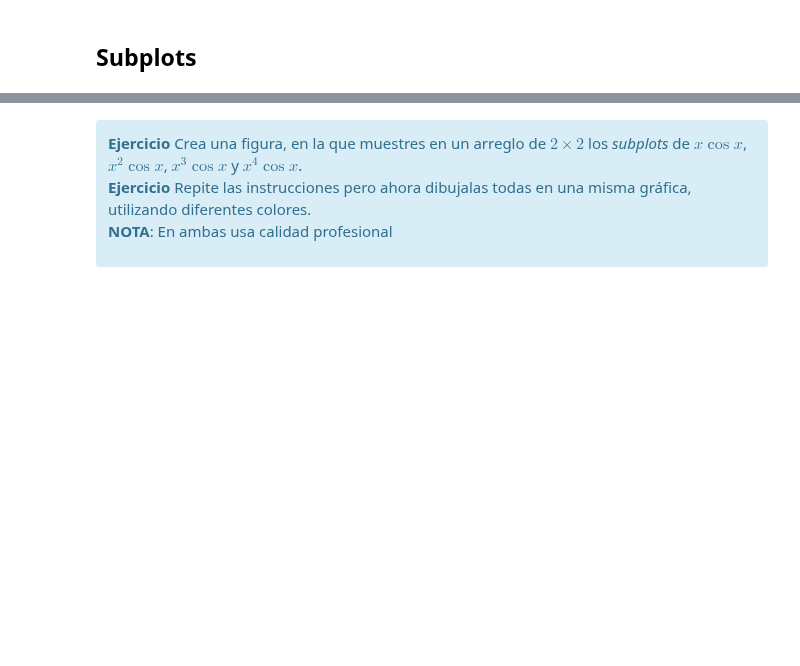
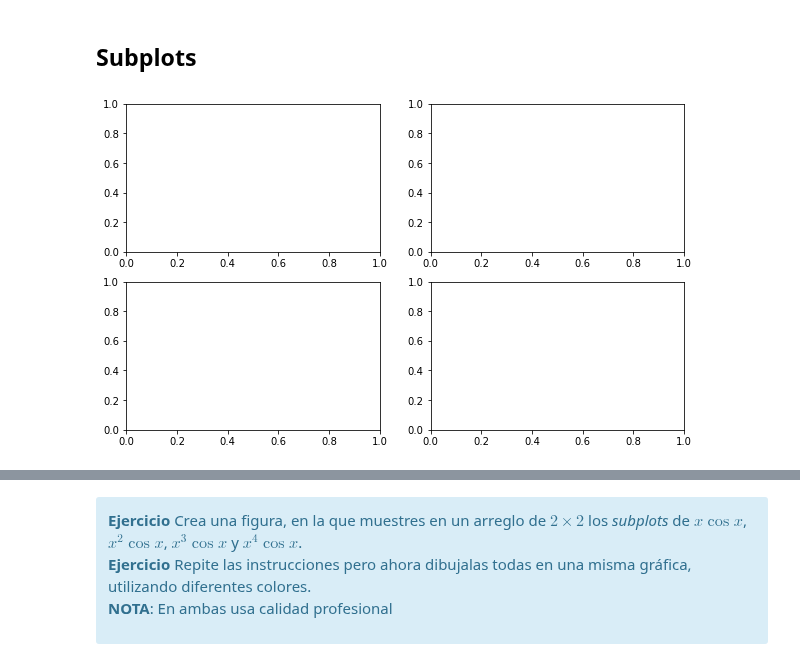
Before and after one commit to Skalas/Matematicas-Computacionales-fall2021, a Jupyter notebook: alumnos/feryarelle/matplotlibfer.ipynb, the cells around one changed output, grey strips where cells are left out. Drawn from its saved outputs; the diff is of its cells as text; code cells hidden in the pictures; blank space fills up the shorter version.

```diff
--- a/alumnos/feryarelle/matplotlibfer.ipynb
+++ b/alumnos/feryarelle/matplotlibfer.ipynb
@@ -249,6 +291,14 @@ plt.rcdefaults()
 </div>
 # %% [markdown]
 ## Subplots
+# %%
+x = np.linspace(0., 5.)
+y = np.exp(-x)
+
+# Una figura con cuatro subgráficas
+fig, ax = plt.subplots(2,2, figsize=(10,6))
+# %% [output]
+[figure, added]
 # %%
 x = np.linspace(0., 5.)
 y = np.exp(-x)
```
Also changed, not shown: parts of 20 cells of this notebook, 20 other files.
